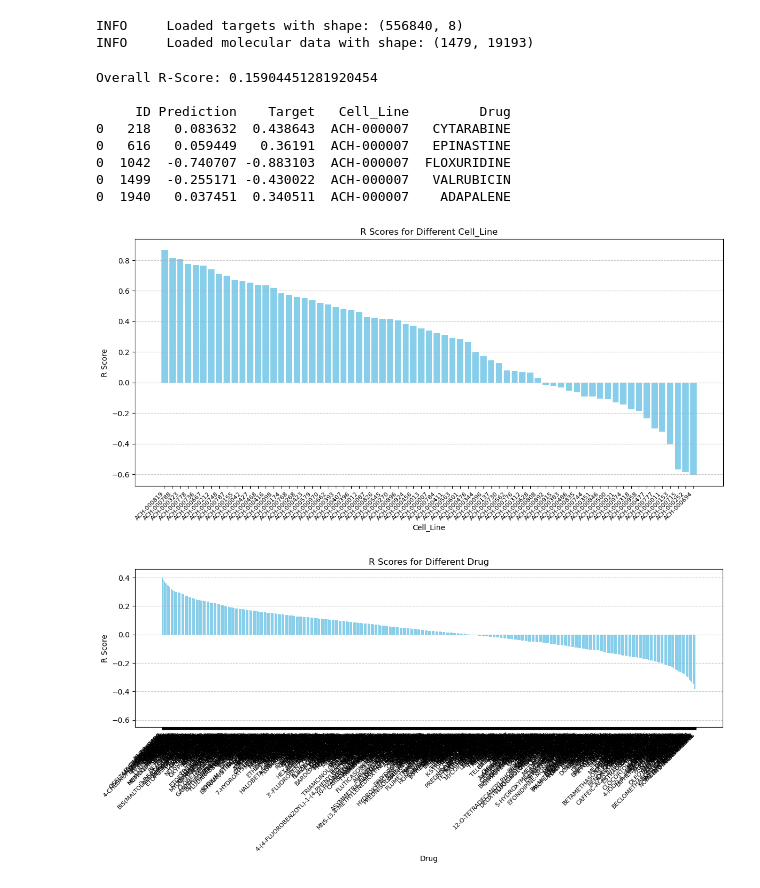
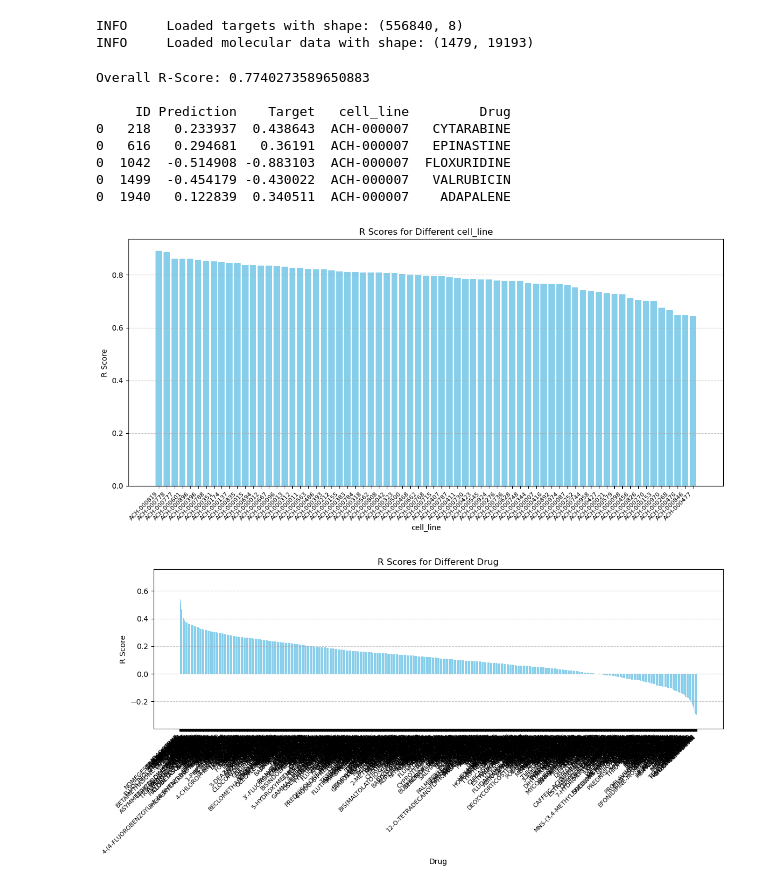
Before and after one commit to PhGK/NeurixAI, a Jupyter notebook: notebooks/evaluation/evaluation.ipynb, the cells around one changed output. Drawn from its saved outputs; the diff is of its cells as text; code cells hidden in the pictures.

Commit message:
added evaluation for train and val set

```diff
--- a/notebooks/evaluation/evaluation.ipynb
+++ b/notebooks/evaluation/evaluation.ipynb
@@ -17,7 +14,7 @@ from druxai.utils.plotting import plot_ordered_r_scores
 # Checkpoint path
 # Always safe specific config with a run! Important especially if seed is changed because then we have other splits!
 
-ckpt_path = "/Users/niklaskiermeyer/Desktop/Codespace/DruxAI/results/training/ckpt.pt"
+ckpt_path = "/Users/niklaskiermeyer/Desktop/Codespace/DruxAI/results/training/ckpt_sgd_baseline.pt"
 
 checkpoint = torch.load(ckpt_path)
 cfg = checkpoint["config"]
@@ -88,30 +85,30 @@ data_dict = {
     "ID": keys,
     "Prediction": predictions,
     "Target": targets,
-    "Cell_Line": cell_lines,
+    "cell_line": cell_lines,
     "Drug": drugs
 }
 
 # Create a DataFrame from the dictionary
-results_df = pd.DataFrame(data_dict).apply(pd.Series.explode)
+results_df_val = pd.DataFrame(data_dict).apply(pd.Series.explode)
 
-print(f"Overall R-Score: {spearmanr(results_df['Prediction'], results_df['Target'])[0]} \n")
-print(results_df.head())
+print(f"Overall R-Score: {spearmanr(results_df_val['Prediction'], results_df_val['Target'])[0]} \n")
+print(results_df_val.head())
 # %% [output]
-Overall R-Score: 0.15904451281920454
+Overall R-Score: 0.7740273589650883
 
-     ID Prediction    Target   Cell_Line         Drug
-0   218   0.083632  0.438643  ACH-000007   CYTARABINE
-0   616   0.059449   0.36191  ACH-000007   EPINASTINE
-0  1042  -0.740707 -0.883103  ACH-000007  FLOXURIDINE
-0  1499  -0.255171 -0.430022  ACH-000007   VALRUBICIN
-0  1940   0.037451  0.340511  ACH-000007    ADAPALENE
+     ID Prediction    Target   cell_line         Drug
+0   218   0.233937  0.438643  ACH-000007   CYTARABINE
+0   616   0.294681   0.36191  ACH-000007   EPINASTINE
+0  1042  -0.514908 -0.883103  ACH-000007  FLOXURIDINE
+0  1499  -0.454179 -0.430022  ACH-000007   VALRUBICIN
+0  1940   0.122839  0.340511  ACH-000007    ADAPALENE
 # %%
 # Calculate R score for each cell line
-group_by_features = ["Cell_Line", "Drug"]
-grouped_dfs = {}
+group_by_features = ["cell_line", "Drug"]
+grouped_dfs_val = {}
 for group_by_feature in group_by_features:
-    grouped_dfs[group_by_feature] = plot_ordered_r_scores(results_df, group_by_feature)
+    grouped_dfs_val[group_by_feature] = plot_ordered_r_scores(results_df_val, group_by_feature)
 # %% [output]
-[figure, old version]
+[figure, new version]
-[figure, old version]
+[figure, new version]
```
Also changed, not shown: parts of 12 cells of this notebook.
